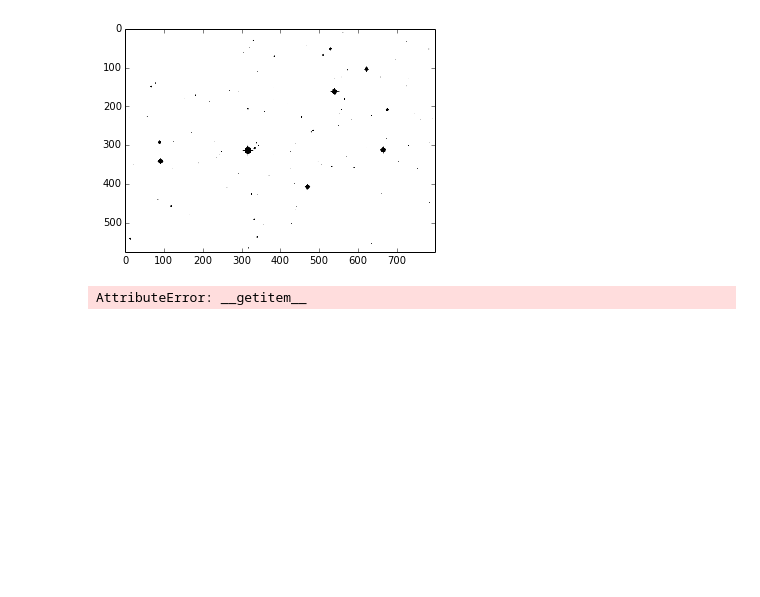
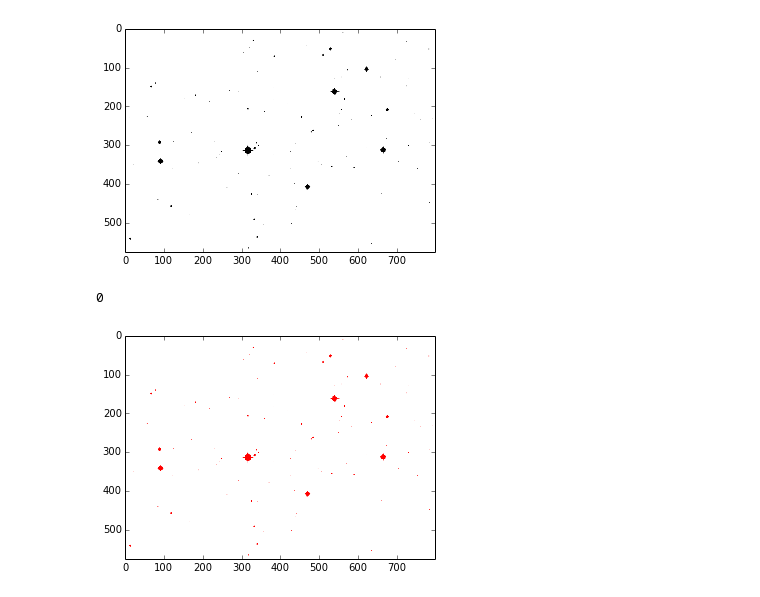
Before and after one commit to pnguye41/PHYS202-S14, a Jupyter notebook: DataIO/CountingStarsExercises.ipynb, the cells around one changed output. Cells and saved outputs as stored; diff of their text form; code cells hidden in the pictures; blank space fills up the shorter version.

Commit message:
worked on CountingStars and finished NumPyExercises

```diff
--- a/DataIO/CountingStarsExercises.ipynb
+++ b/DataIO/CountingStarsExercises.ipynb
@@ -45,20 +43,38 @@ plt.imshow(bwpic);
 # %%
 BLACK = (0,0,0)
 RED = (255,0,0)
 
-def fillrec(picture, xsize, ysize, x, y):
-    if picture[x,y] != BLACK:
-        return
-    picture[x,y] = RED
-    if x > 0:
-        fillrec(picture, xsize, ysize, x-1, y)
-    if x < (xsize-1):
-        fillrec(picture, xsize, ysize, x+1, y)
-    if y > 0:
-        fillrec(picture, xsize, ysize, x, y-1)
-    if y < (ysize-1):
-        fillrec(picture, xsize, ysize, x, y+1)
+def fastfill(picture, xsize, ysize, xstart, ystart):
+    queue = [(xstart,ystart)]
+    unqueue = []
+    while queue:
+        x,y,queue = queue[0][0], queue[0][1], queue[1:]
+        unqueue.append((x,y))
+        if picture.getpixel((x,y)) == BLACK:
+            picture[x,y] = RED
+            if x > 0 and x not in unqueue:
+                queue.append((x-1,y))
+            if x < (xsize-1) and x not in unqueue:
+                queue.append((x+1,y))
+            if y > 0 and x not in unqueue:
+                queue.append((x, y-1))
+            if y < (ysize-1) and x not in unqueue:
+                queue.append((x, y+1))
+    return picture
+
+def count(picture):
+    xsize, ysize = picture.size
+    temp = picture.load()
+    result = 0
+    for x in range(xsize):
+        for y in range(ysize):
+            if temp[x,y] == BLACK:
+                result += 1
+                fastfill(temp,xsize,ysize,x,y)
+    return result
+
+plt.imshow(fastfill(bwpic,799,576,0,0))
+print count(bwpic)
+# %% [output]
+0
+[figure, added]
-# %%
-fillrec(bwpic, bwpic.size[0], bwpic.size[1], 0, 0)
-# %% [output]
-AttributeError: __getitem__
```
Also changed, not shown: parts of 1 cell of this notebook, 1 other file.
